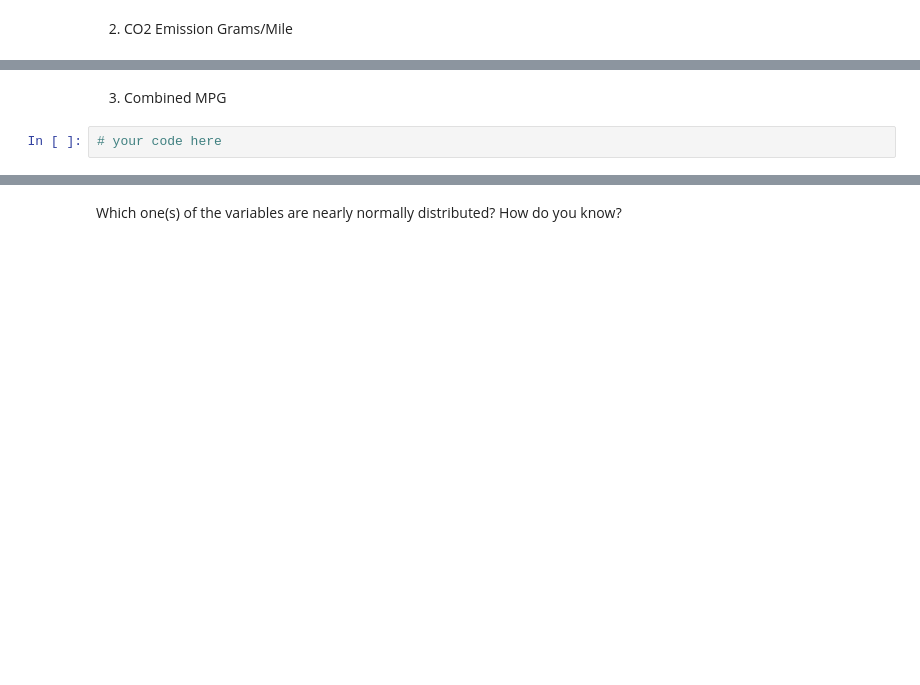
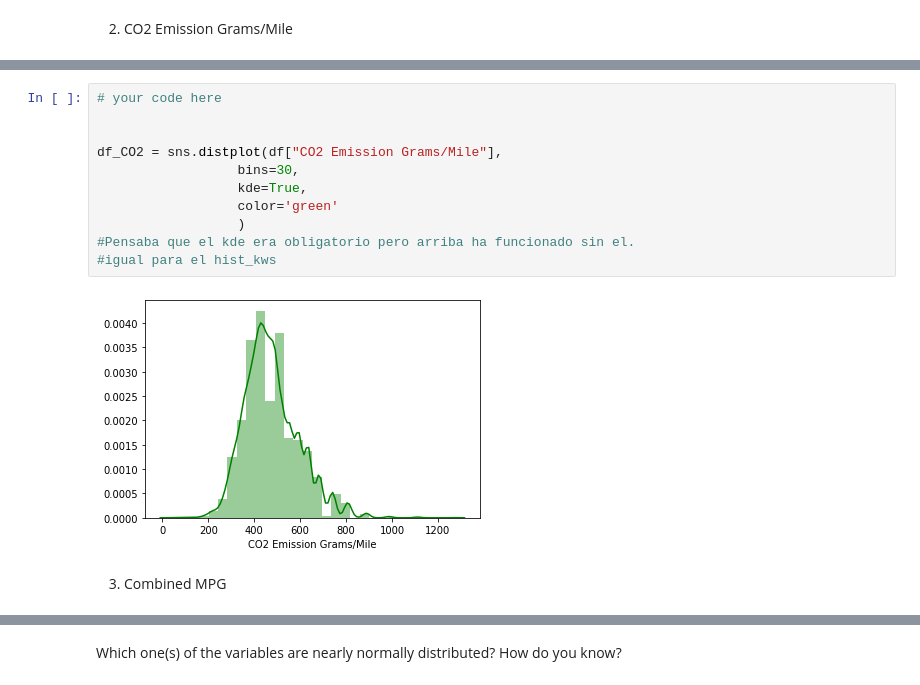
Before and after one commit to ironhack-datalabs/datamad0620, a Jupyter notebook: module-2/lab-continuous-probability-distribution/your-code/main.ipynb, the cells around one changed output, grey strips where cells are left out. Saved outputs shown, nothing was run; the diff lists cells and outputs as text; blank space fills up the shorter version.

```diff
--- a/module-2/lab-continuous-probability-distribution/your-code/main.ipynb
+++ b/module-2/lab-continuous-probability-distribution/your-code/main.ipynb
@@ -165,4 +171,15 @@ Then plot the histograms for the following variables:
+# %%
+# your code here
+
+
+df_CO2 = sns.distplot(df["CO2 Emission Grams/Mile"],
+                  bins=30,
+                  kde=True,
+                  color='green'
+                  )
+#Pensaba que el kde era obligatorio pero arriba ha funcionado sin el.
+#igual para el hist_kws
+# %% [output]
+[figure, added]
 # %% [markdown]
 3. Combined MPG
-# %%
-# your code here
```
Also changed, not shown: parts of 10 cells of this notebook.
